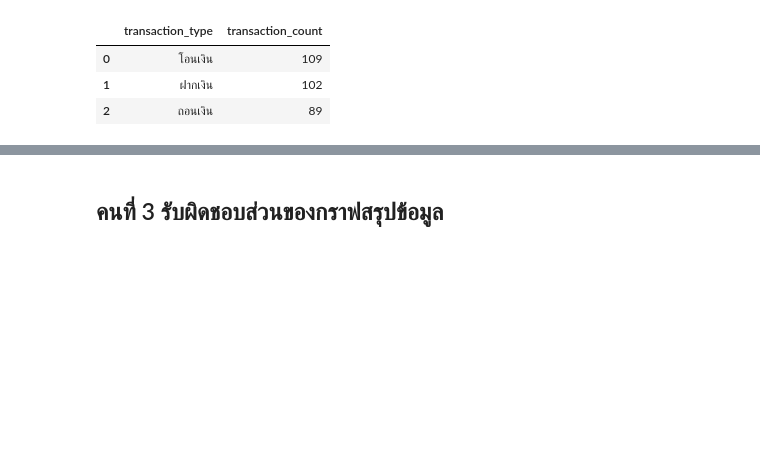
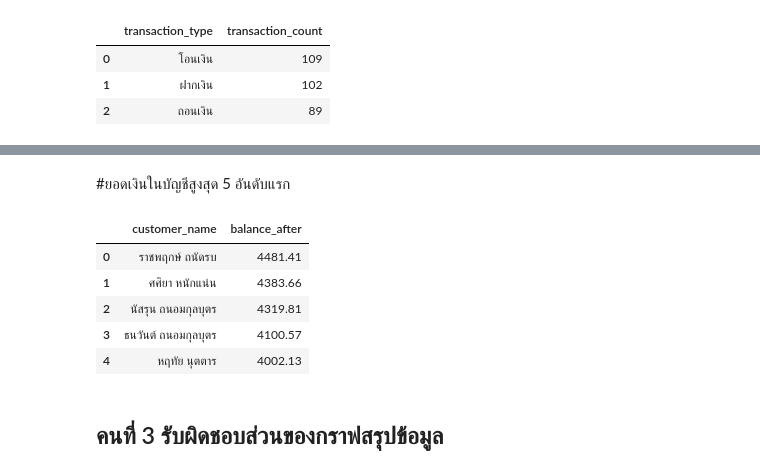
Before and after one commit to natchanant-arch/Project_Savings_Cooperative, a Jupyter notebook: FINAL_PRO.ipynb, the cells around one changed output, grey strips where cells are left out. Drawn from its saved outputs; the diff is of its cells as text; code cells hidden in the pictures; blank space fills up the shorter version.

```diff
--- a/FINAL_PRO.ipynb
+++ b/FINAL_PRO.ipynb
@@ -1006,3 +1083,24 @@ df.head()
+# %% [markdown]
+#ยอดเงินในบัญชีสูงสุด 5 อันดับแรก
+# %%
+query ="""
+SELECT
+  t.customer_name,
+  s.balance_after
+FROM `my-type-project-505203.11.ลูกค้า` AS t
+JOIN `my-type-project-505203.11.ธุรกรรม` AS s
+  ON t.int64_field_0 = s.int64_field_0
+ORDER BY s.balance_after DESC
+LIMIT 5"""
+df = pd.read_gbq(query, project_id=project_id, dialect="standard")
+df.head()
+# %% [output]
+|  | customer_name | balance_after |
+| 0 | ราชพฤกษ์ ถนัดรบ | 4481.41 |
+| 1 | ศศิยา หนักแน่น | 4383.66 |
+| 2 | นัสรุน ถนอมกุลบุตร | 4319.81 |
+| 3 | ธนวันต์ ถนอมกุลบุตร | 4100.57 |
+| 4 | หฤทัย นุตตาร | 4002.13 |
 # %% [markdown]
 ## คนที่ 3 รับผิดชอบส่วนของกราฟสรุปข้อมูล
 # %% [markdown]
```
Also changed, not shown: parts of 9 cells of this notebook.
